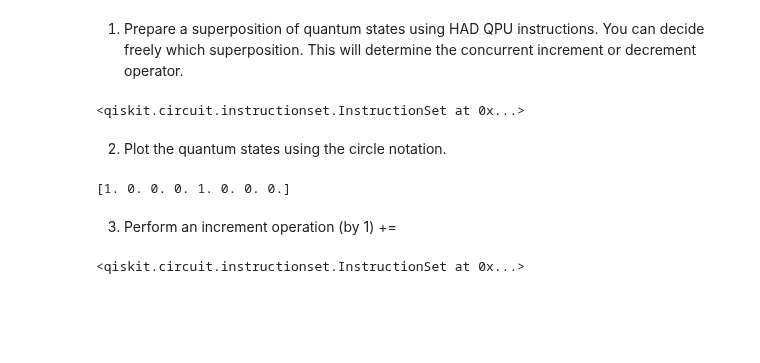
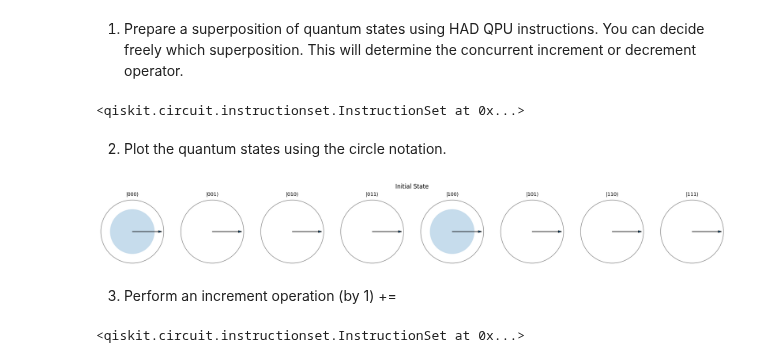
Before and after one commit to ScottMcHaffie/DD2367_Projects, a Jupyter notebook: DD2367_Assignment3.ipynb, the cells around one changed output. Saved outputs shown, nothing was run; the diff lists cells and outputs as text; code cells hidden in the pictures; blank space fills up the shorter version.

Commit message:
Added circle plots, and answers for task 1.2

```diff
--- a/DD2367_Assignment3.ipynb
+++ b/DD2367_Assignment3.ipynb
@@ -33,7 +32,7 @@ def statevector_from_aer(circ: QuantumCircuit) -> np.ndarray:
     return np.asarray(result.get_statevector(tqc), dtype=np.complex128)
 
 # Initialise 3-qubit register
-qc_id = QuantumCircuit(3, name="R")
+qc_id = QuantumCircuit(3)
 
 # Create superposition  of |0> and |4> states
 qc_id.h(2)
@@ -41,12 +40,16 @@ qc_id.h(2)
 <qiskit.circuit.instructionset.InstructionSet at 0x...>
 # %% [markdown]
 2. Plot the quantum states using the circle notation.
-# %%
-# Please implement the circle notation visualization here
-qc_id_state = np.sqrt(2) * Statevector(qc_id)
-print (np.real(qc_id_state))
-# %% [output]
-[1. 0. 0. 0. 1. 0. 0. 0.]
+# %%
+# Save copy of the circuit and get statevector
+qc_init = qc_id.copy()
+qc_init.save_statevector()
+qc_id_state = statevector_from_aer(qc_init)
+
+# Plot statevector in circle notation
+QubitSystem(qc_id_state, label='Initial State').viz_circle()
+# %% [output]
+[figure, added]
 # %% [markdown]
 3. Perform an increment operation (by 1) +=
 # %%
```
Also changed, not shown: parts of 23 cells of this notebook.
